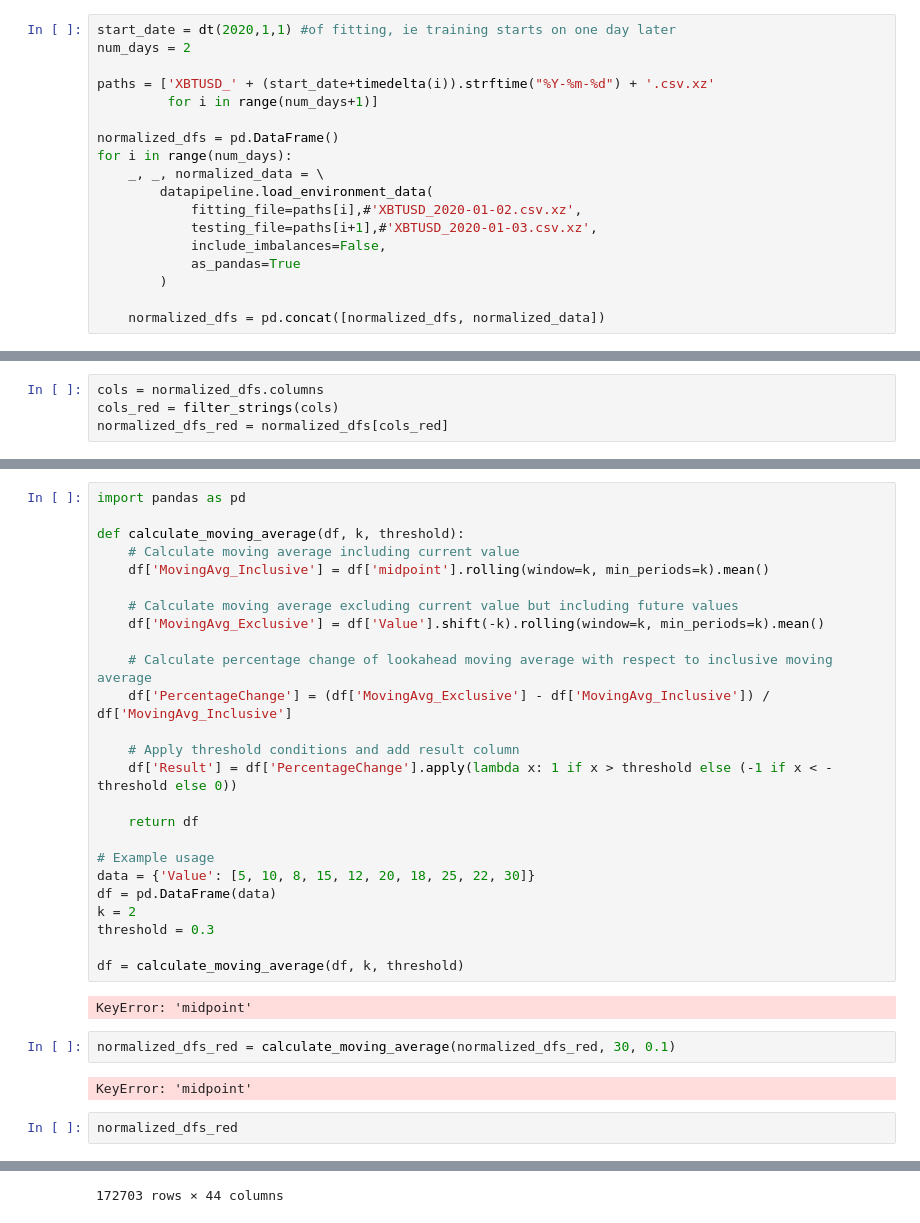
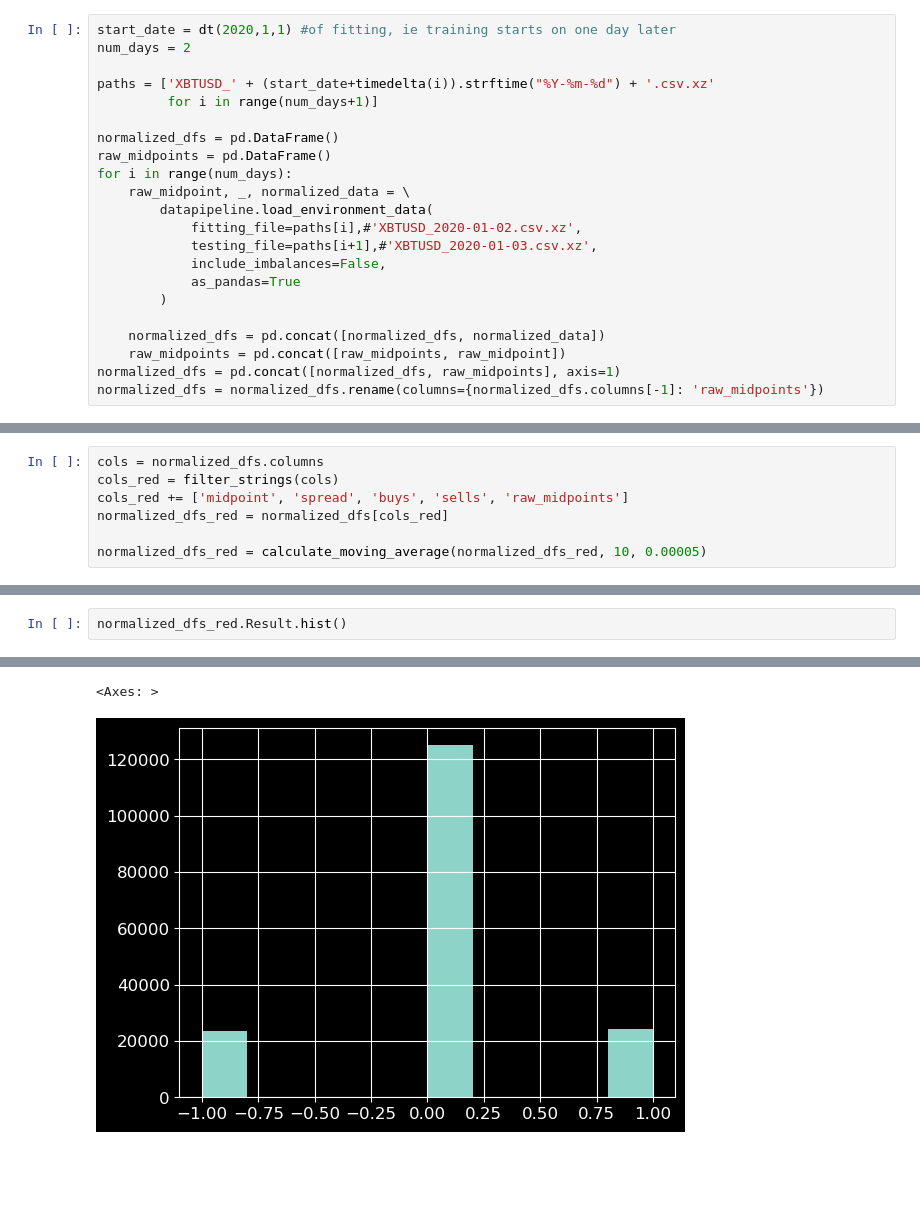
Before and after one commit to reiamt/thesis_rl, a Jupyter notebook: src/sgu/deeplob/test.ipynb, the cells around one changed output, grey strips where cells are left out. Cells and saved outputs as stored; diff of their text form; blank space fills up the shorter version.

```diff
--- a/src/sgu/deeplob/test.ipynb
+++ b/src/sgu/deeplob/test.ipynb
@@ -21,8 +21,9 @@ paths = ['XBTUSD_' + (start_date+timedelta(i)).strftime("%Y-%m-%d") + '.csv.xz'
          for i in range(num_days+1)]
 
 normalized_dfs = pd.DataFrame()
+raw_midpoints = pd.DataFrame()
 for i in range(num_days):
-    _, _, normalized_data = \
+    raw_midpoint, _, normalized_data = \
         datapipeline.load_environment_data(
             fitting_file=paths[i],#'XBTUSD_2020-01-02.csv.xz',
             testing_file=paths[i+1],#'XBTUSD_2020-01-03.csv.xz',
@@ -31,4 +32,7 @@ for i in range(num_days):
         )
 
     normalized_dfs = pd.concat([normalized_dfs, normalized_data])
+    raw_midpoints = pd.concat([raw_midpoints, raw_midpoint])
+normalized_dfs = pd.concat([normalized_dfs, raw_midpoints], axis=1)
+normalized_dfs = normalized_dfs.rename(columns={normalized_dfs.columns[-1]: 'raw_midpoints'})
 # %% [output]
@@ -66,5 +105,8 @@ normalized_dfs
 # %%
 cols = normalized_dfs.columns
 cols_red = filter_strings(cols)
+cols_red += ['midpoint', 'spread', 'buys', 'sells', 'raw_midpoints']
 normalized_dfs_red = normalized_dfs[cols_red]
+
+normalized_dfs_red = calculate_moving_average(normalized_dfs_red, 10, 0.00005)
 # %% [output]
@@ -72,34 +133,3 @@ ValueError: invalid literal for int() with base 10: 'midpoint'
-# %%
-import pandas as pd
-
-def calculate_moving_average(df, k, threshold):
-    # Calculate moving average including current value
-    df['MovingAvg_Inclusive'] = df['midpoint'].rolling(window=k, min_periods=k).mean()
-
-    # Calculate moving average excluding current value but including future values
-    df['MovingAvg_Exclusive'] = df['Value'].shift(-k).rolling(window=k, min_periods=k).mean()
-
-    # Calculate percentage change of lookahead moving average with respect to inclusive moving average
-    df['PercentageChange'] = (df['MovingAvg_Exclusive'] - df['MovingAvg_Inclusive']) / df['MovingAvg_Inclusive']
-
-    # Apply threshold conditions and add result column
-    df['Result'] = df['PercentageChange'].apply(lambda x: 1 if x > threshold else (-1 if x < -threshold else 0))
-
-    return df
-
-# Example usage
-data = {'Value': [5, 10, 8, 15, 12, 20, 18, 25, 22, 30]}
-df = pd.DataFrame(data)
-k = 2
-threshold = 0.3
-
-df = calculate_moving_average(df, k, threshold)
-# %% [output]
-KeyError: 'midpoint'
-# %%
-normalized_dfs_red = calculate_moving_average(normalized_dfs_red, 30, 0.1)
-# %% [output]
-KeyError: 'midpoint'
 # %%
-normalized_dfs_red
+normalized_dfs_red.Result.hist()
 # %% [output]
@@ -118 +136,2 @@ normalized_dfs_red
-172703 rows × 44 columns
+<Axes: >
+[figure, added]
```
Also changed, not shown: parts of 8 cells of this notebook.
